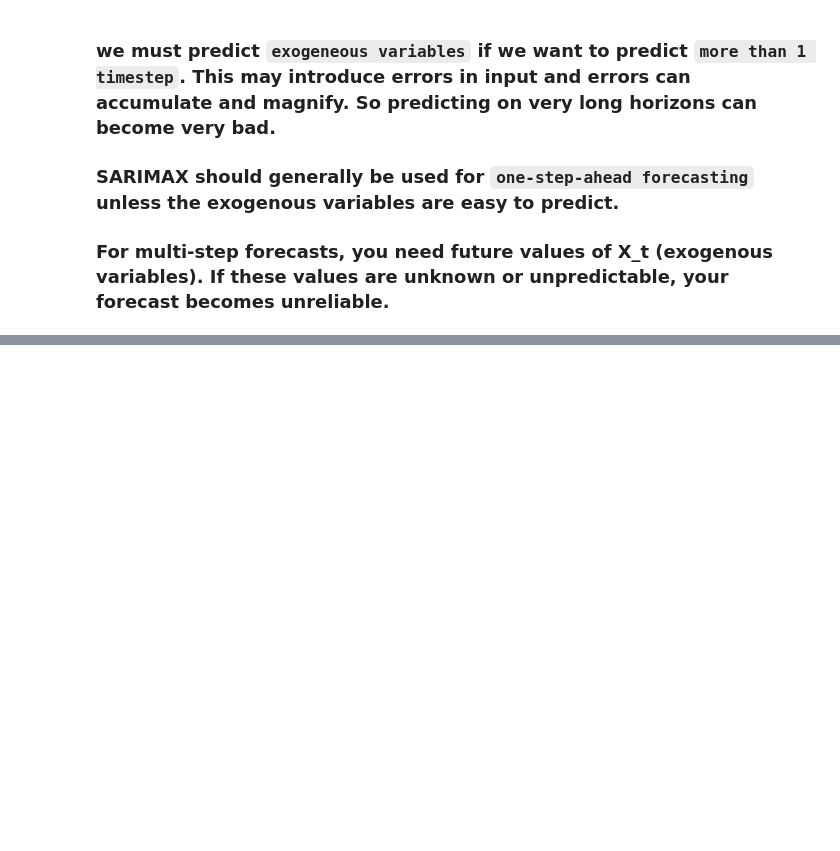
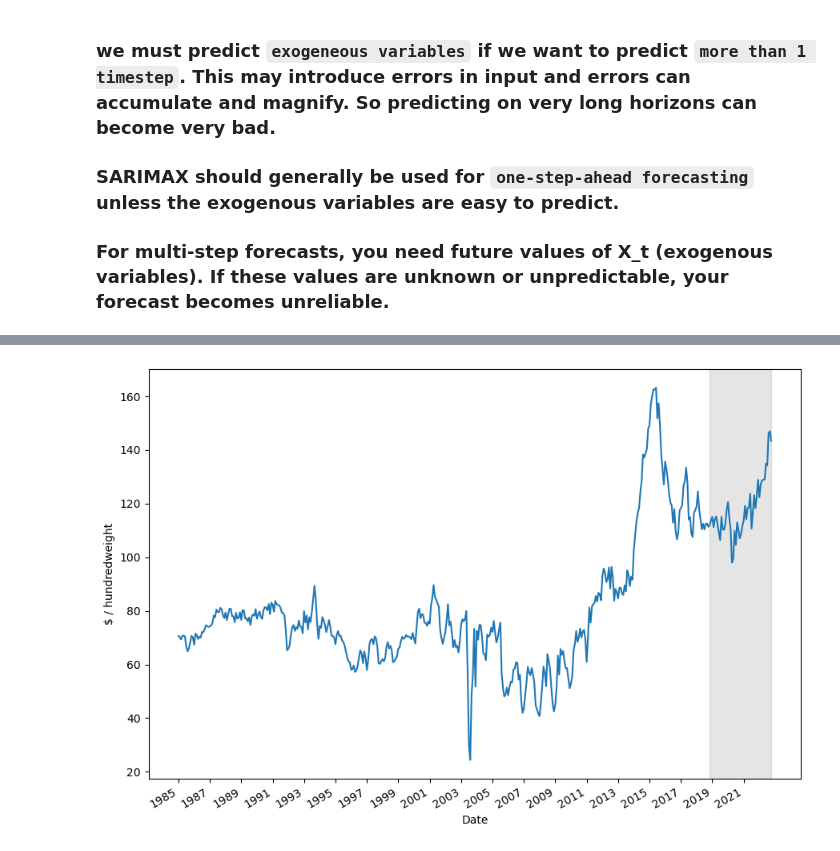
Before and after one commit to tharani001/TimeSeriesForecasting, a Jupyter notebook: ARIMA-forecasting/SARIMAX.ipynb, the cells around one changed output, grey strips where cells are left out. Saved outputs shown, nothing was run; the diff lists cells and outputs as text; code cells hidden in the pictures; blank space fills up the shorter version.

```diff
--- a/ARIMA-forecasting/SARIMAX.ipynb
+++ b/ARIMA-forecasting/SARIMAX.ipynb
@@ -13,0 +101,14 @@
+# %%
+fig, ax = plt.subplots()
+
+ax.plot(df['Cattle'])
+ax.set_xlabel('Date')
+ax.set_ylabel('$ / hundredweight')
+ax.axvspan(406, 453, color='#808080', alpha=0.2)
+
+plt.xticks(np.arange(0, 453, 24), np.arange(1985, 2023, 2))
+
+fig.autofmt_xdate()
+plt.tight_layout()
+# %% [output]
+[figure, added]
```
Also changed, not shown: parts of 23 cells of this notebook, 1 other file.
